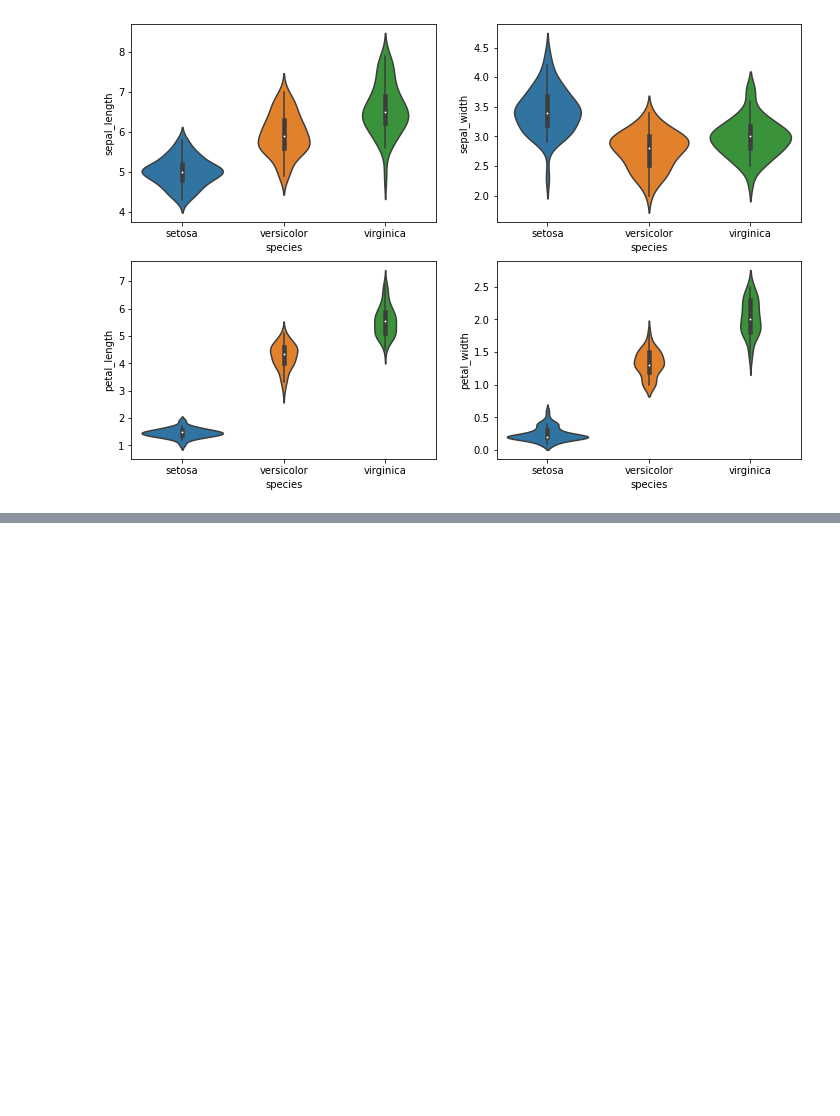
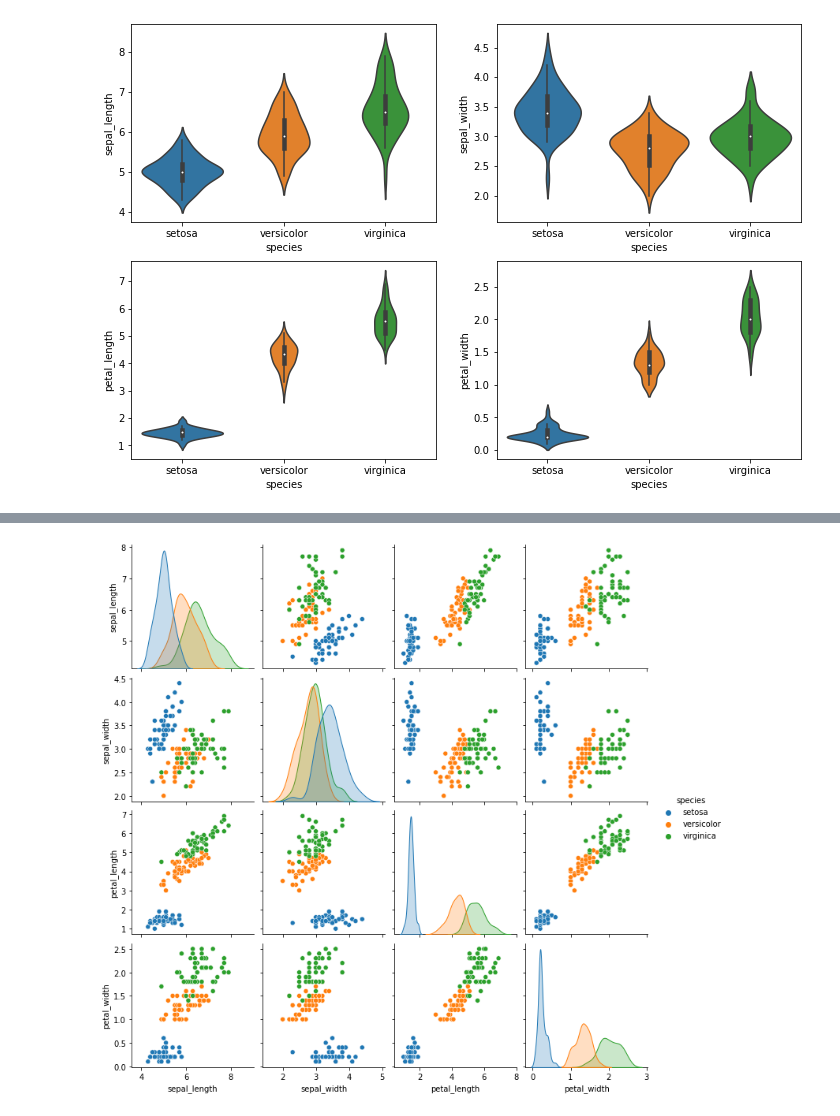
Before and after one commit to mashnun/Python-data-science-basics, a Jupyter notebook: Machine Learning Beginning.ipynb, the cells around one changed output, grey strips where cells are left out. Saved outputs shown, nothing was run; the diff lists cells and outputs as text; code cells hidden in the pictures; blank space fills up the shorter version.

```diff
--- a/Machine Learning Beginning.ipynb
+++ b/Machine Learning Beginning.ipynb
@@ -132,0 +140,4 @@ iris.boxplot()
+# %%
+sns.pairplot(iris, hue="species", diag_kind="kde");
+# %% [output]
+[figure, added]
```
Also changed, not shown: parts of 3 cells of this notebook.
